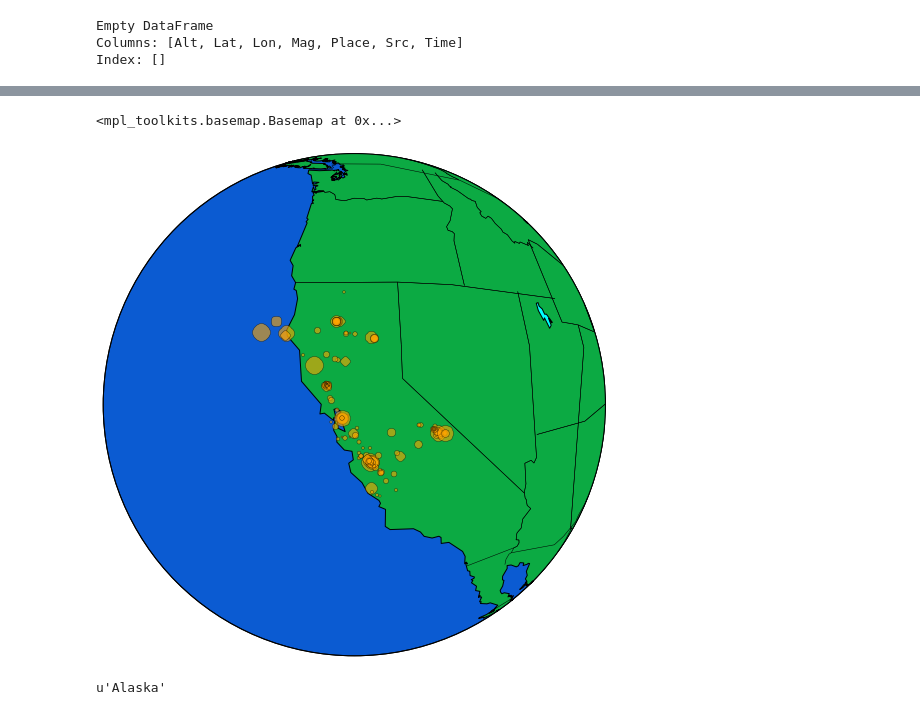
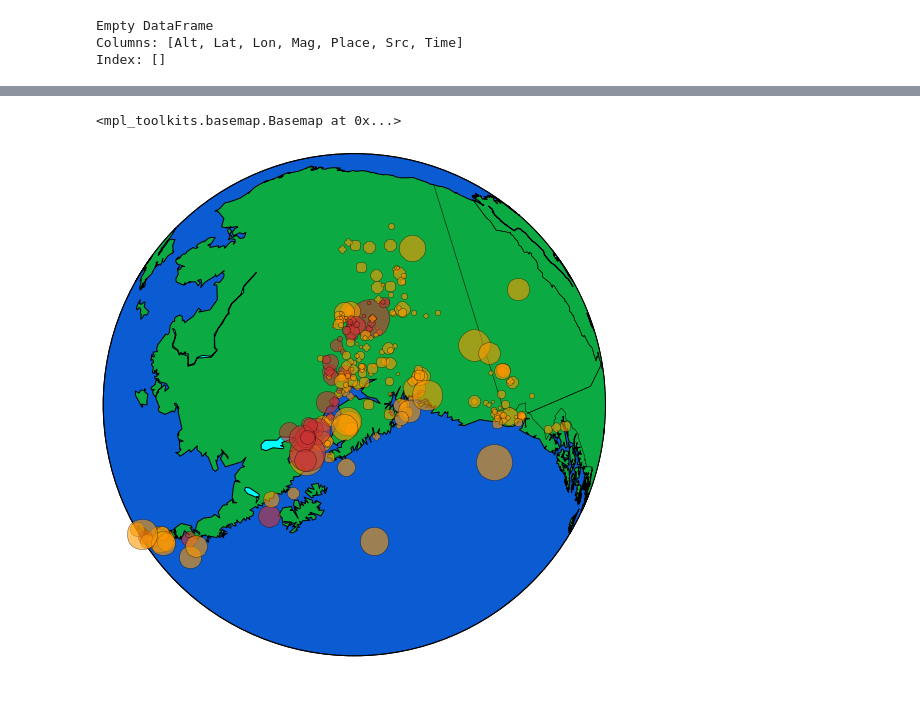
Before and after one commit to reenashah/recent-quakes, a Jupyter notebook: Recent Earthquakes.ipynb, the cells around one changed output, grey strips where cells are left out. Saved outputs shown, nothing was run; the diff lists cells and outputs as text; code cells hidden in the pictures.

Commit message:
Added a depth aspect to the visualizations as color of the plot points. Where yellow = shallow, orange = intermediate, and red=deep

```diff
--- a/Recent Earthquakes.ipynb
+++ b/Recent Earthquakes.ipynb
@@ -196,6 +196,8 @@ def plot_quakes(quakes):
     QUAKES: a Pandas DataFrame object containing earthquake data
             with parameters "Lat", "Lon", "Magnitude"
     """
+    heatcolors = ('#FFFF00','#FF9900','#CC3333')
+    heatcolor = None
 
     cenlat = quakes['Lat'].mean()
     cenlon = quakes['Lon'].mean()
@@ -210,8 +212,14 @@ def plot_quakes(quakes):
     m.drawmapboundary(fill_color = '#0B5BD2')
     x, y = m(quakes.Lon, quakes.Lat)
     for i in range(0, len(x) - 1):
-        m.plot(x[i:i+1], y[i:i+1], 'orange',
-               marker = 'o', markersize = (pi /2 * quakes.Magnitude[i:i+1]**2),
+        if quakes.Depth[i:i+1]<70:
+            heatcolor = heatcolors[1]
+        elif 70<=quakes.Depth[i:i+1]<300:
+            heatcolor = heatcolors[2]
+        else:
+            heatcolor = heatcolors[3]
+        m.plot(x[i:i+1], y[i:i+1], heatcolor,
+               marker = 'o', markersize = (pi*quakes.Magnitude[i:i+1]**2),
                alpha = 0.6)
     return m
 # %%
@@ -242,15 +250,7 @@ unique(clean_data.Src)
 Name: Src
 # %%
-northern_california = clean_data[clean_data.Src == 'nc']
+northern_california = clean_data[clean_data.Src == 'ak']
 plot_quakes(northern_california)
 # %% [output]
 <mpl_toolkits.basemap.Basemap at 0x...>
-[figure, old version]
+[figure, new version]
-# %%
-# Reverse Geocoding Testing
-from pygeocoder import Geocoder
-
-results = Geocoder.reverse_geocode(60.2912, -150.7650)
-results.state
-# %% [output]
-u'Alaska'
```
Also changed, not shown: parts of 9 cells of this notebook, 1 other file.
